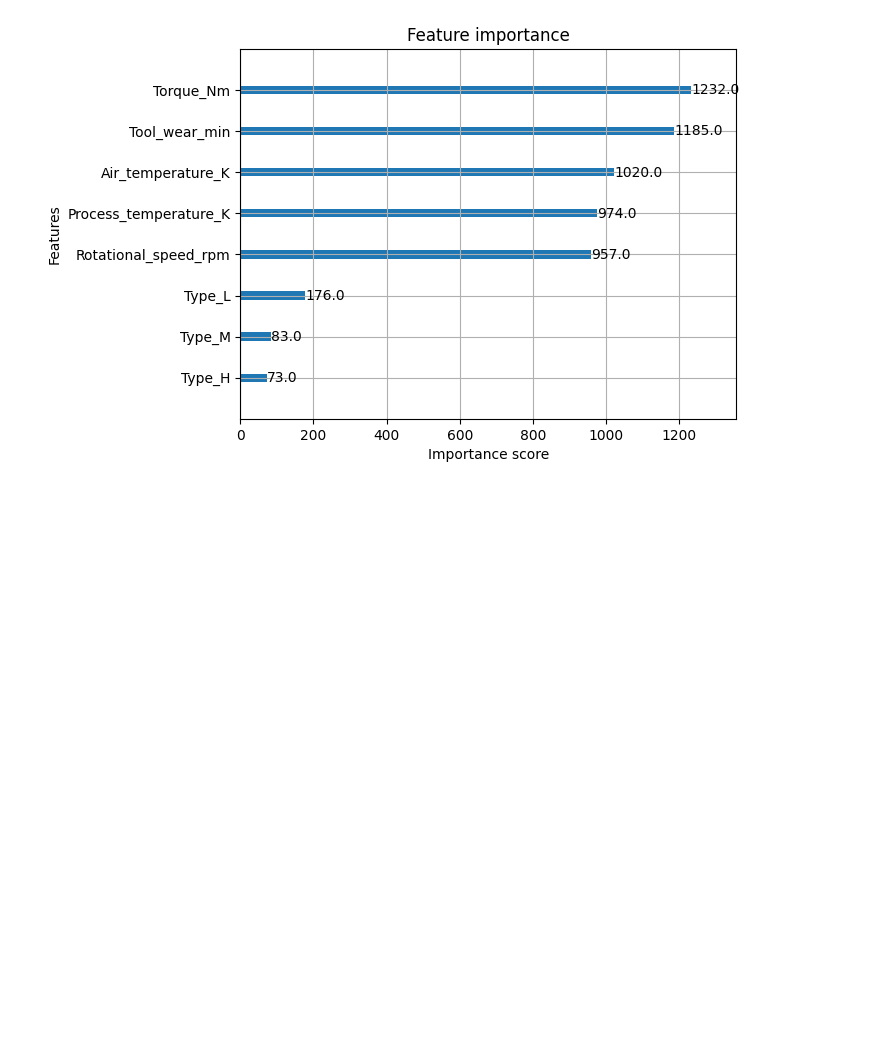
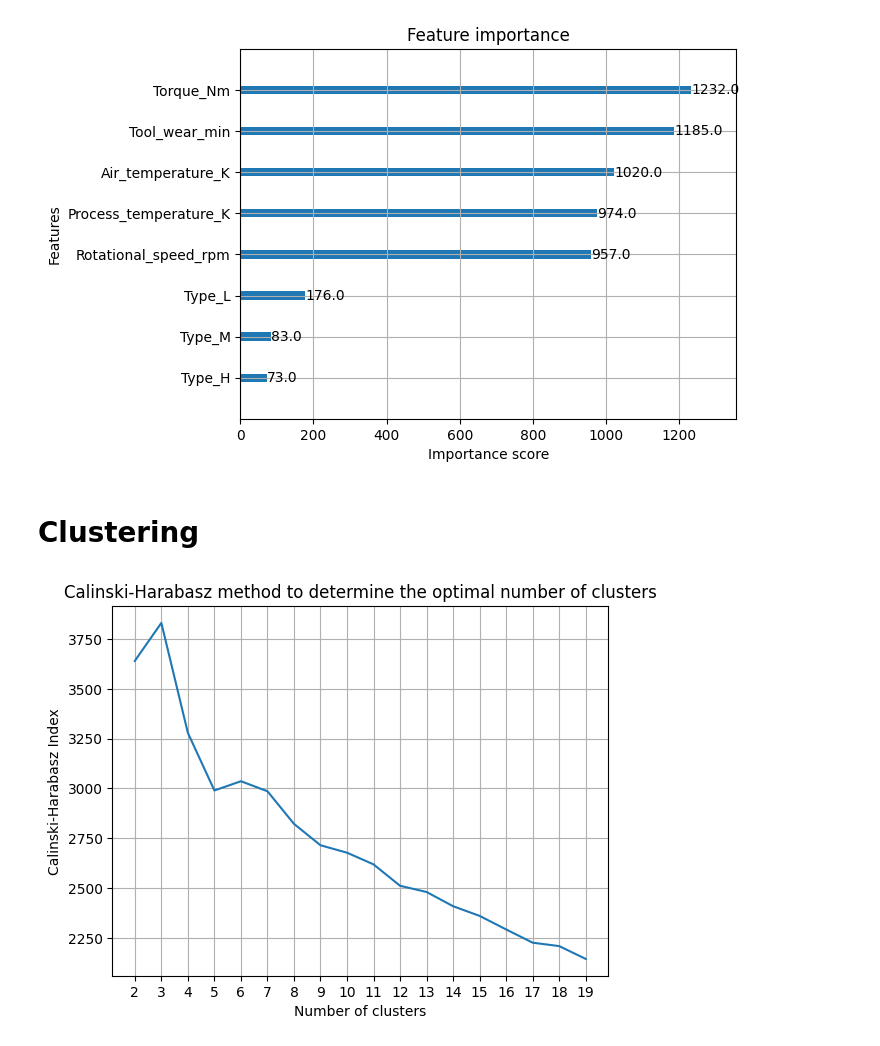
Before and after one commit to INFO-523-SU25/final-project-castro, a Jupyter notebook: src/Model_Training_PDM.ipynb, the cells around one changed output. Cells and saved outputs as stored; diff of their text form; code cells hidden in the pictures; blank space fills up the shorter version.

```diff
--- a/src/Model_Training_PDM.ipynb
+++ b/src/Model_Training_PDM.ipynb
@@ -712,3 +742,36 @@ plot_importance(xgmodelm, importance_type='weight')
 plt.show()
 # %% [output]
 [figure]
+# %% [markdown]
+# Clustering
+# %%
+# Will use only numeric columns for clustering
+num_cols = X.select_dtypes(include="number").columns.to_list()
+X_cl = X[num_cols]
+# %%
+from sklearn.metrics import calinski_harabasz_score
+from sklearn.cluster import KMeans
+from matplotlib.ticker import MultipleLocator
+
+
+#source: https://towardsdatascience.com/calinski-harabasz-index-for-k-means-clustering-evaluation-using-python-4fefeeb2988e/
+results = {}
+
+for i in range(2,20):
+    kmeans = KMeans(n_clusters=i, random_state=42)
+    labels = kmeans.fit_predict(X_cl)
+    db_index = calinski_harabasz_score(X_cl, labels)
+    results.update({i: db_index})
+
+fig, ax = plt.subplots()
+
+ax.plot(list(results.keys()), list(results.values()))
+ax.xaxis.set_major_locator(MultipleLocator(1))
+ax.grid(True)
+ax.set_title('Calinski-Harabasz method to determine the optimal number of clusters')
+ax.set_xlabel("Number of clusters")
+ax.set_ylabel("Calinski-Harabasz Index")
+
+plt.show()
+# %% [output]
+[figure, added]
```
Also changed, not shown: parts of 18 cells of this notebook, 20 other files.
